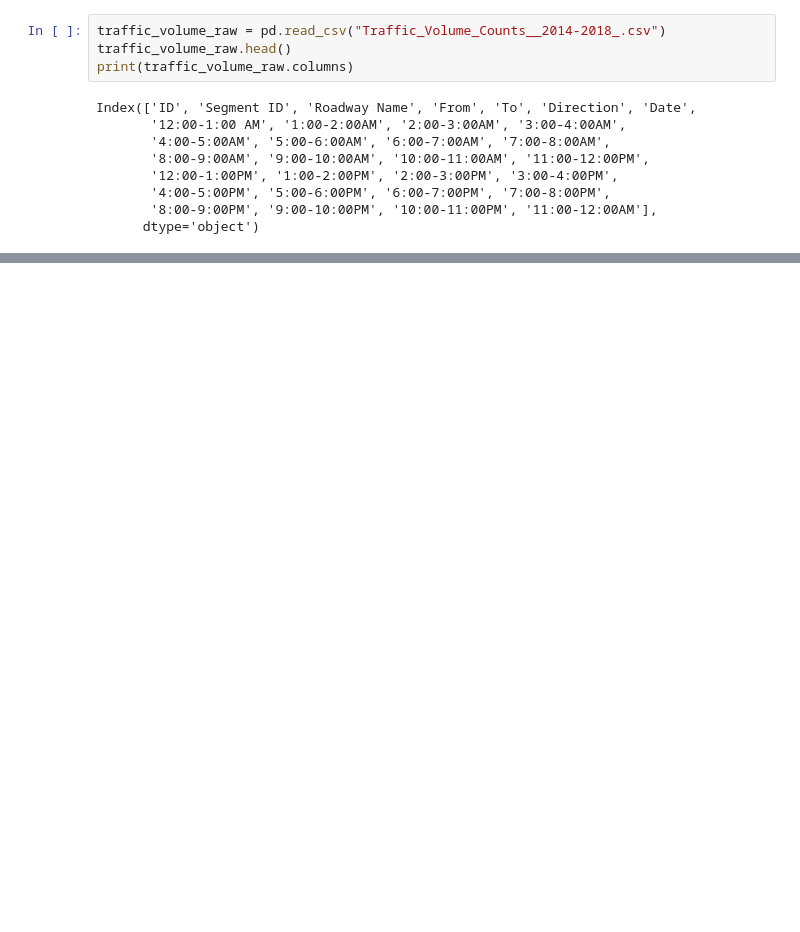
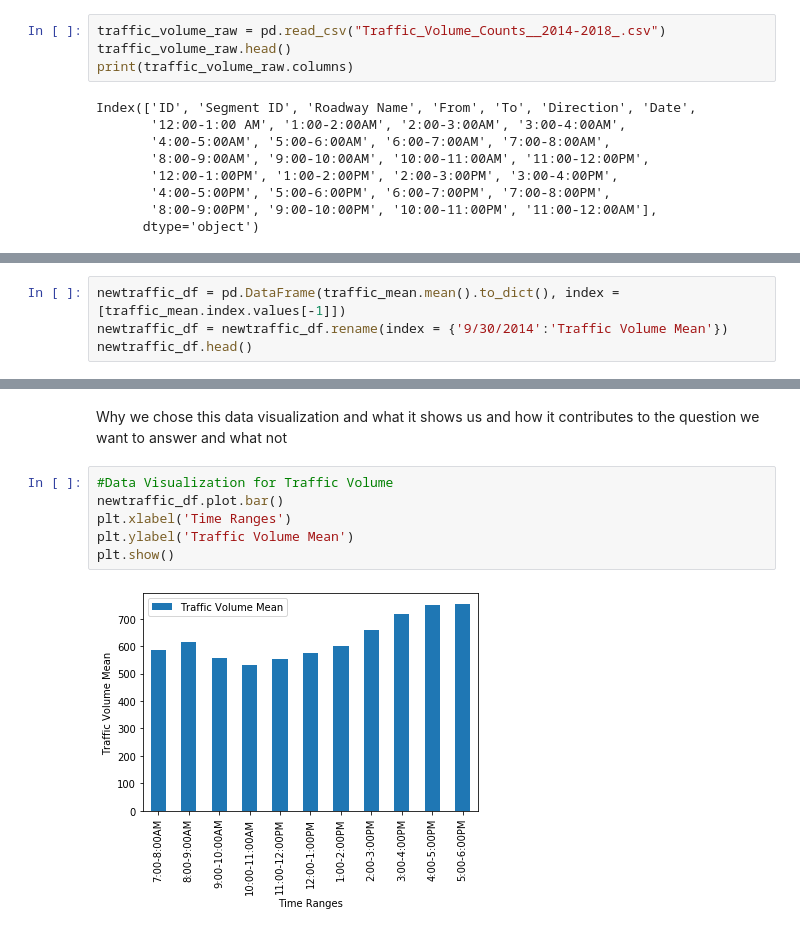
Before and after one commit to jl2586/INFO-2950-Final-Project, a Jupyter notebook: Final Project.ipynb, the cells around one changed output, grey strips where cells are left out. Drawn from its saved outputs; the diff is of its cells as text; blank space fills up the shorter version.

```diff
--- a/Final Project.ipynb
+++ b/Final Project.ipynb
@@ -111,0 +157,4 @@ uber_counts.head()
+# %%
+newtraffic_df = pd.DataFrame(traffic_mean.mean().to_dict(), index = [traffic_mean.index.values[-1]])
+newtraffic_df = newtraffic_df.rename(index = {'9/30/2014':'Traffic Volume Mean'})
+newtraffic_df.head()
@@ -111,0 +172,10 @@ uber_counts.head()
+# %% [markdown]
+Why we chose this data visualization and what it shows us and how it contributes to the question we want to answer and what not
+# %%
+#Data Visualization for Traffic Volume
+newtraffic_df.plot.bar()
+plt.xlabel('Time Ranges')
+plt.ylabel('Traffic Volume Mean')
+plt.show()
+# %% [output]
+[figure, added]
```
Also changed, not shown: parts of 20 cells of this notebook.
